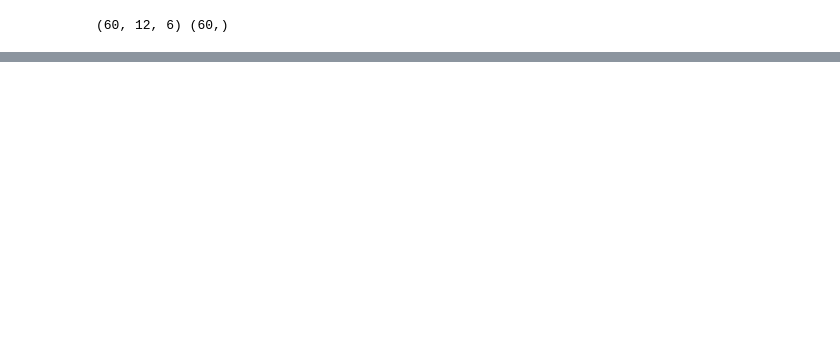
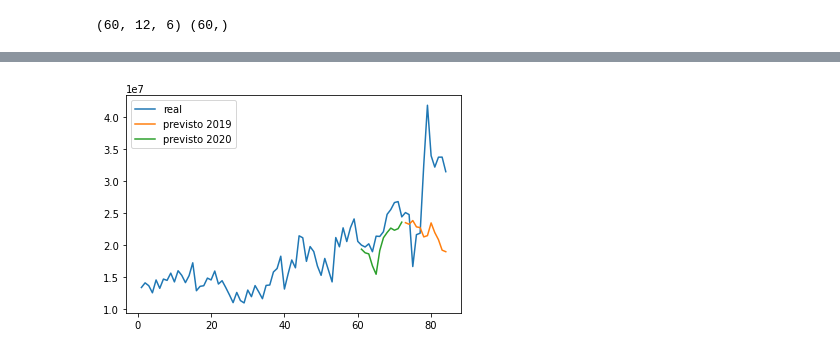
Before and after one commit to ronaldowg/adp255, a Jupyter notebook: passo3-CNN.ipynb, the cells around one changed output, grey strips where cells are left out. Saved outputs shown, nothing was run; the diff lists cells and outputs as text; code cells hidden in the pictures; blank space fills up the shorter version.

```diff
--- a/passo3-CNN.ipynb
+++ b/passo3-CNN.ipynb
@@ -96,19 +207,5 @@ model.fit(X, y, epochs=1000, verbose=0)
 # %%
 #### PREDICAO dos totais em 2020 ####
-
-# split a multivariate sequence into samples
-def split_sequences_pred(sequences, n_steps):
-    X = list()
-    for i in range(len(sequences)):
-        # find the end of this pattern
-        end_ix = i + n_steps
-        # check if we are beyond the dataset
-        if end_ix == len(sequences):
-            break
-        # gather input and output parts of the pattern
-        seq_x = sequences[i:end_ix, :-1]
-        X.append(seq_x)
-    return array(X)
 
 begin_ix = 72-n_steps #72 é posição onde está janeiro 2020
 dataset_X_pred = dataset[begin_ix:83, :-1] #83 é novembro, pois max que vamos é até dez/20
@@ -142,0 +258,62 @@ plt.show()
+# %%
+
+# dados de 2014 até final 2018
+train = dataset[0:60]
+y_2018 = dataset[60:72,-1]
+
+X, y = split_sequences(train, n_steps)
+
+print(X.shape, y.shape)
+
+# the dataset knows the number of features
+n_features = X.shape[2]
+
+
+modelos_19 = {}
+for i in range (0,100):
+    model = Sequential()
+    model.add(Conv1D(filters=64, kernel_size=2, activation='relu' , input_shape=(n_steps, n_features)))
+    model.add(MaxPooling1D(pool_size=2))
+    model.add(Flatten())
+    model.add(Dense(50, activation='relu' ))
+    model.add(Dense(1))
+    model.compile(optimizer='adam' , loss='mse' )
+    model.fit(X, y, epochs=1000, verbose=0)
+    score = model.evaluate(X, y)
+    modelos_19[i] = (model,score)
+
+rank_modelos_19 = sorted(modelos_19.keys(), key=lambda x: modelos_19[x][1])
+
+best = rank_modelos_19[0]
+
+model_19, model_loss_19 = modelos_19[best] #modelo com a menor perda
+
+
+begin_ix = 60-n_steps #72 é posição onde está janeiro 2019
+dataset_X_pred = dataset[begin_ix:71, :-1] #71 é novembro, pois max que vamos é até dez/19
+
+X_pred = split_sequences_pred(dataset_X_pred , n_steps)
+#começa em -1 e vai diminuindo
+y_pred_19 = list()
+for i in range(12):
+    X=X_pred[-1-i].reshape(1,n_steps,n_features)
+    yhat = model_19.predict(X, verbose=0)
+    y_pred_19.append(yhat[0][0])
+
+
+y_2019 = array(y_pred_19).reshape(12,1)
+
+dataset[:60]
+
+d = np.hstack((dataset[60:72,:6],y_2019))
+
+dataset[72:84]
+
+dataset_novo = np.vstack((dataset[:60],d,dataset[72:84]))
+
+dados_2019pred = scaler.inverse_transform(dataset_novo)
+
+y_dados_pred_2019 = dados_2019pred[60:72,-1:]
+
+y_dados_pred_2019 = y_dados_pred_2019.reshape(12,)
+# %% [output]
@@ -142,0 +337 @@ plt.show()
+[figure, added]
```
Also changed, not shown: parts of 27 cells of this notebook, 18 other files.
